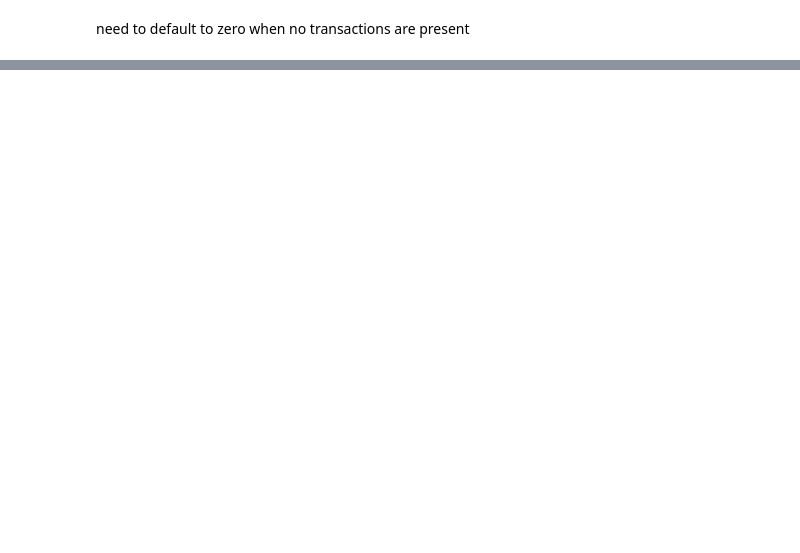
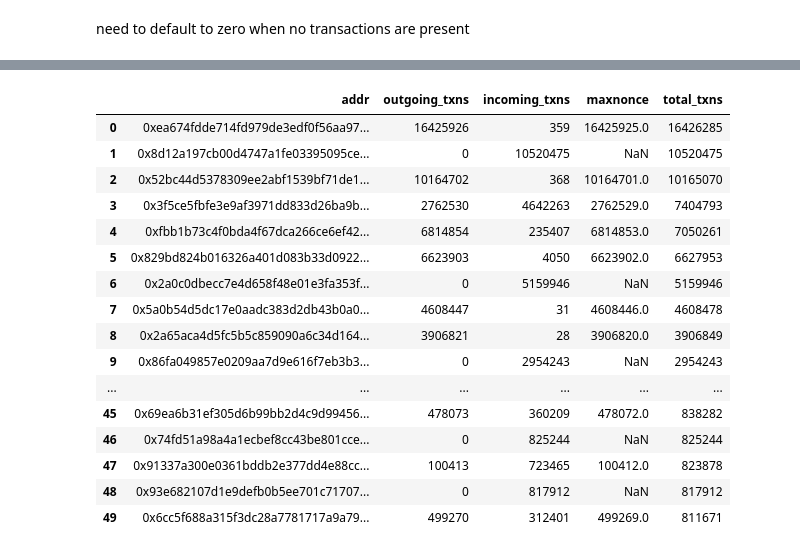
Before and after one commit to willprice221/ethereum_clustering, a Jupyter notebook: eda/eda.ipynb, the cells around one changed output, grey strips where cells are left out. Saved outputs shown, nothing was run; the diff lists cells and outputs as text; code cells hidden in the pictures; blank space fills up the shorter version.

Commit message:
pricing data

```diff
--- a/eda/eda.ipynb
+++ b/eda/eda.ipynb
@@ -159,0 +160,42 @@ SELECT
+# %%
+%%bigquery
+WITH tot AS
+    (WITH subset AS(SELECT *
+                FROM `bigquery-public-data.ethereum_blockchain.transactions`
+                   ),
+
+    f AS(SELECT DISTINCT from_address, max(nonce) as maxnonce, count(*) as num_outgoing_txns
+        FROM subset
+        GROUP BY from_address),
+    t AS(SELECT DISTINCT to_address, count(*) as num_incoming_txns
+        FROM subset
+        GROUP BY to_address)
+    SELECT COALESCE(from_address,to_address) as addr,
+            COALESCE(num_outgoing_txns,0) as outgoing_txns,
+            COALESCE(num_incoming_txns,0) as incoming_txns,
+            maxnonce
+    FROM f FULL JOIN t
+    ON f.from_address = t.to_address)
+
+SELECT *, (outgoing_txns + incoming_txns) as total_txns
+FROM tot
+ORDER BY total_txns desc
+LIMIT 50
+# %% [output]
+|  | addr | outgoing_txns | incoming_txns | maxnonce | total_txns |
+| 0 | 0xea674fdde714fd979de3edf0f56aa97... | 16425926 | 359 | 16425925.0 | 16426285 |
+| 1 | 0x8d12a197cb00d4747a1fe03395095ce... | 0 | 10520475 | NaN | 10520475 |
+| 2 | 0x52bc44d5378309ee2abf1539bf71de1... | 10164702 | 368 | 10164701.0 | 10165070 |
+| 3 | 0x3f5ce5fbfe3e9af3971dd833d26ba9b... | 2762530 | 4642263 | 2762529.0 | 7404793 |
+| 4 | 0xfbb1b73c4f0bda4f67dca266ce6ef42... | 6814854 | 235407 | 6814853.0 | 7050261 |
+| 5 | 0x829bd824b016326a401d083b33d0922... | 6623903 | 4050 | 6623902.0 | 6627953 |
+| 6 | 0x2a0c0dbecc7e4d658f48e01e3fa353f... | 0 | 5159946 | NaN | 5159946 |
+| 7 | 0x5a0b54d5dc17e0aadc383d2db43b0a0... | 4608447 | 31 | 4608446.0 | 4608478 |
+| 8 | 0x2a65aca4d5fc5b5c859090a6c34d164... | 3906821 | 28 | 3906820.0 | 3906849 |
+| 9 | 0x86fa049857e0209aa7d9e616f7eb3b3... | 0 | 2954243 | NaN | 2954243 |
+| ... | ... | ... | ... | ... | ... |
+| 45 | 0x69ea6b31ef305d6b99bb2d4c9d99456... | 478073 | 360209 | 478072.0 | 838282 |
+| 46 | 0x74fd51a98a4a1ecbef8cc43be801cce... | 0 | 825244 | NaN | 825244 |
+| 47 | 0x91337a300e0361bddb2e377dd4e88cc... | 100413 | 723465 | 100412.0 | 823878 |
+| 48 | 0x93e682107d1e9defb0b5ee701c71707... | 0 | 817912 | NaN | 817912 |
+| 49 | 0x6cc5f688a315f3dc28a7781717a9a79... | 499270 | 312401 | 499269.0 | 811671 |
```
Also changed, not shown: parts of 4 cells of this notebook, 2 other files.
